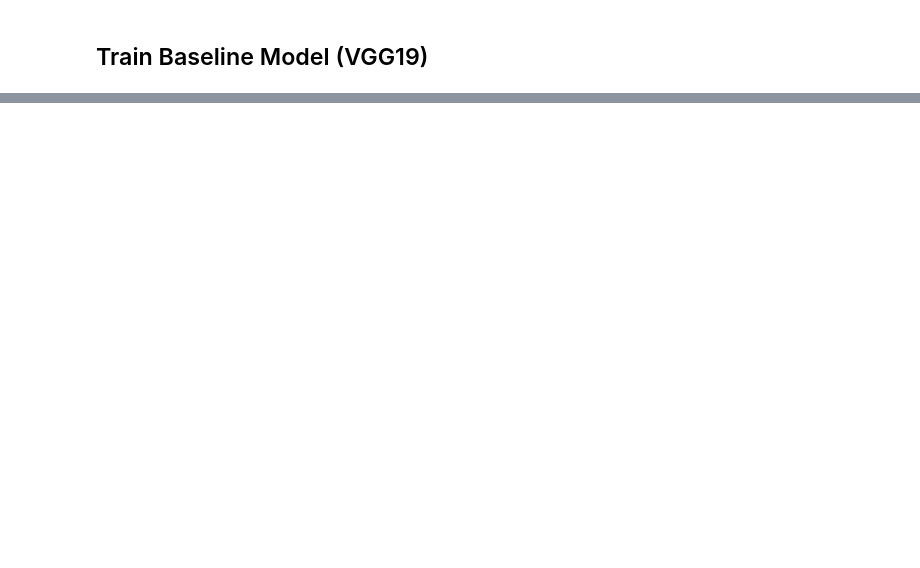
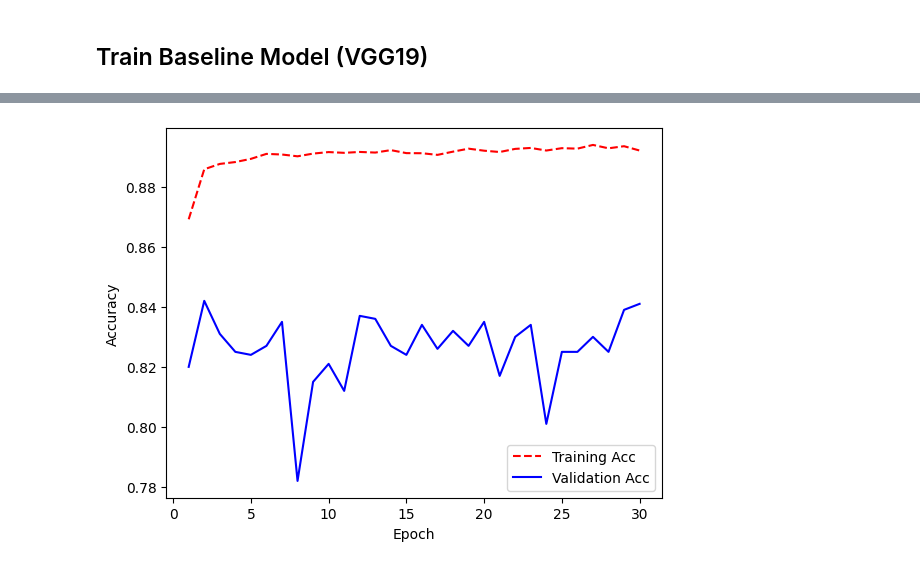
Before and after one commit to Seif-Sallam/BreastCancerDetection, a Jupyter notebook: FinalNotebook.ipynb, the cells around one changed output, grey strips where cells are left out. Cells and saved outputs as stored; diff of their text form; code cells hidden in the pictures; blank space fills up the shorter version.

```diff
--- a/FinalNotebook.ipynb
+++ b/FinalNotebook.ipynb
@@ -412,7 +450,20 @@ _________________________________________________________________
 # did not have time to check exactly how.
 # Try to compare with the paper stuff. Hopefully we will be able to find something.
 from tensorflow.keras.callbacks import ModelCheckpoint
-checkpointer_benchmark = ModelCheckpoint(filepath='breast_histopathology_bench_best.hdf5', verbose=1, save_best_only=True)
+model_checkpoint = ModelCheckpoint(filepath='breast_histopathology_bench_best.hdf5', verbose=1, save_best_only=True)
+
+class_weights={
+    0: 1.0, # negative
+    1: 1.0, # postive
+    # make model more sensitive to positive class if necessary
+}
 
 model.compile(loss='categorical_crossentropy', optimizer='adam', metrics=['accuracy'])
-history = model.fit(training_set, validation_data=validation_set, epochs=20, batch_size=32)
+history = model.fit(train_batches_bench,
+                                            steps_per_epoch=train_steps,
+                                            class_weight=class_weights,
+                                            validation_data=valid_batches_bench,
+                                            validation_steps=val_steps,
+                                            callbacks=[model_checkpoint],
+                                            epochs=30,
+                                            verbose=1)
@@ -418,0 +494,17 @@ history = model.fit(training_set, validation_data=validation_set, epochs=20, bat
+# %%
+import matplotlib.pyplot as plt
+training_acc = history.history['accuracy']
+val_acc = history.history['val_accuracy']
+
+epoch_count = range(1, 31)
+
+plt.figure()
+plt.plot(epoch_count, training_acc, 'r--')
+plt.plot(epoch_count, val_acc, 'b-')
+plt.legend(['Training Acc', 'Validation Acc'])
+plt.xlabel('Epoch')
+plt.ylabel('Accuracy')
+plt.savefig("vgg19-baseline-model.png")
+plt.show()
+# %% [output]
+[figure, added]
```
Also changed, not shown: parts of 6 cells of this notebook, 2 other files.
